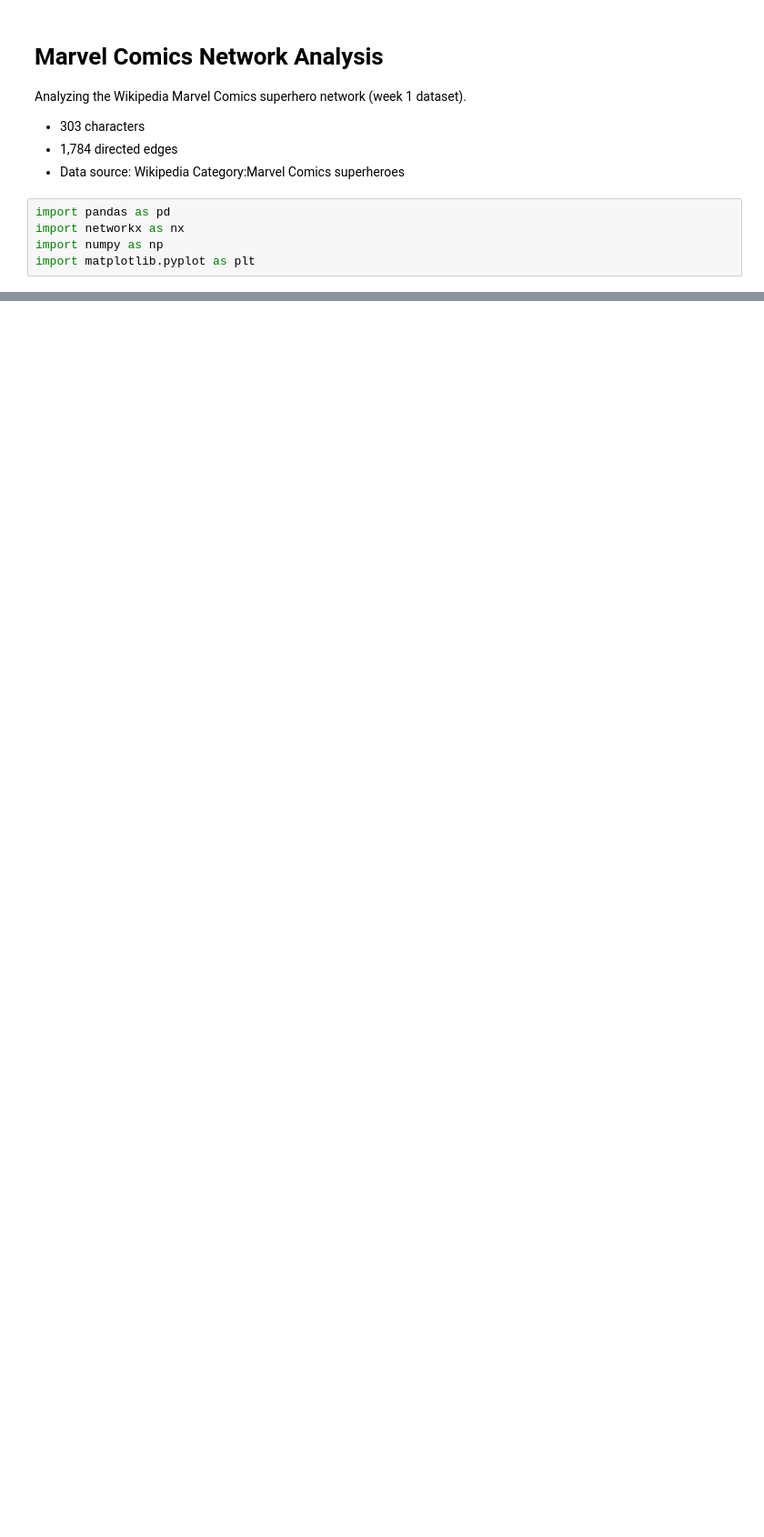
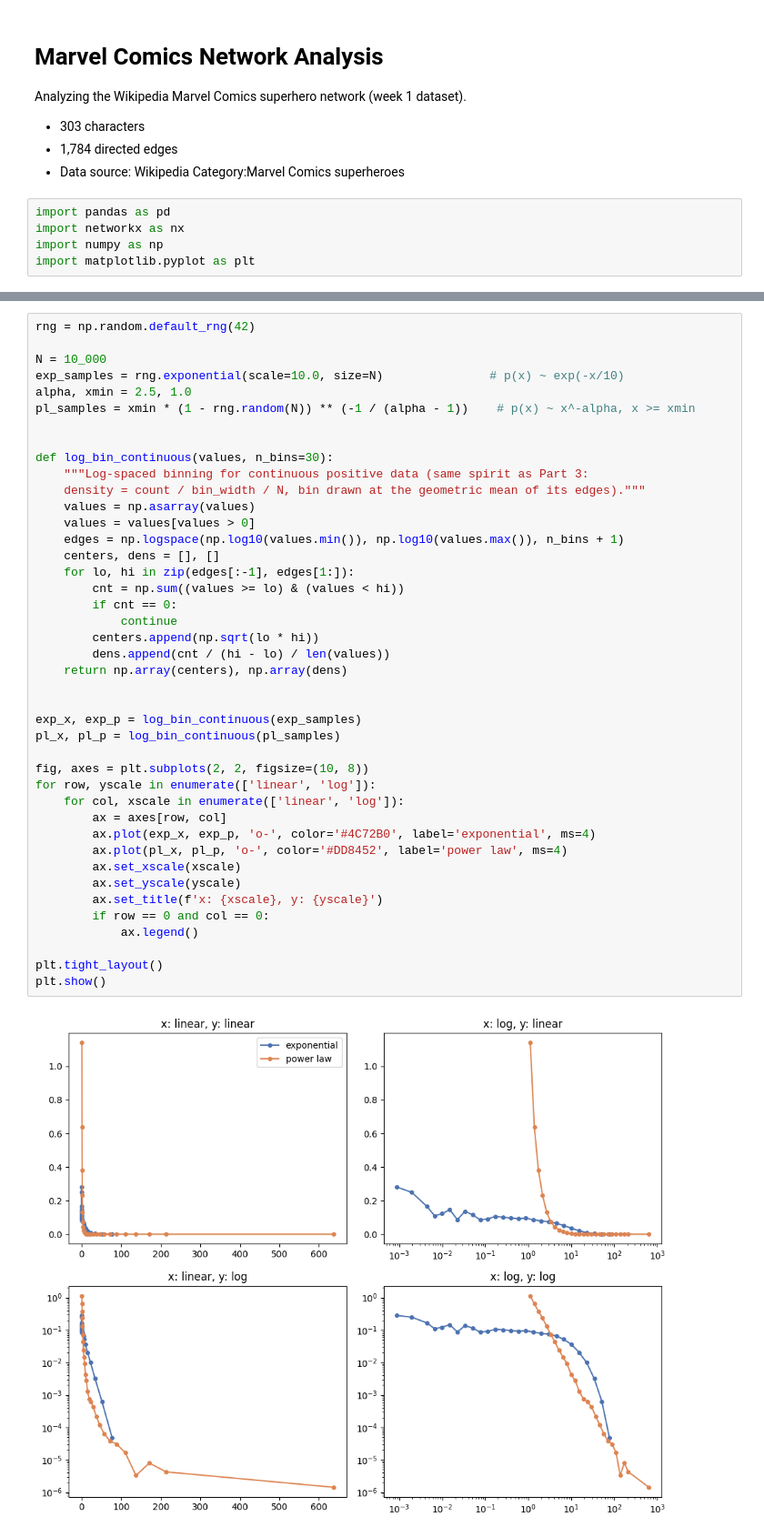
Before and after one commit to kaykay-ng/legendary-sniffle, a Jupyter notebook: notebooks/analysis.ipynb, the cells around one changed output, grey strips where cells are left out. Shown at 91% size. Cells and saved outputs as stored; diff of their text form; blank space fills up the shorter version.

```diff
--- a/notebooks/analysis.ipynb
+++ b/notebooks/analysis.ipynb
@@ -68,0 +289,44 @@ print(f"Exported graph to network.json")
+# %%
+rng = np.random.default_rng(42)
+
+N = 10_000
+exp_samples = rng.exponential(scale=10.0, size=N)               # p(x) ~ exp(-x/10)
+alpha, xmin = 2.5, 1.0
+pl_samples = xmin * (1 - rng.random(N)) ** (-1 / (alpha - 1))    # p(x) ~ x^-alpha, x >= xmin
+
+
+def log_bin_continuous(values, n_bins=30):
+    """Log-spaced binning for continuous positive data (same spirit as Part 3:
+    density = count / bin_width / N, bin drawn at the geometric mean of its edges)."""
+    values = np.asarray(values)
+    values = values[values > 0]
+    edges = np.logspace(np.log10(values.min()), np.log10(values.max()), n_bins + 1)
+    centers, dens = [], []
+    for lo, hi in zip(edges[:-1], edges[1:]):
+        cnt = np.sum((values >= lo) & (values < hi))
+        if cnt == 0:
+            continue
+        centers.append(np.sqrt(lo * hi))
+        dens.append(cnt / (hi - lo) / len(values))
+    return np.array(centers), np.array(dens)
+
+
+exp_x, exp_p = log_bin_continuous(exp_samples)
+pl_x, pl_p = log_bin_continuous(pl_samples)
+
+fig, axes = plt.subplots(2, 2, figsize=(10, 8))
+for row, yscale in enumerate(['linear', 'log']):
+    for col, xscale in enumerate(['linear', 'log']):
+        ax = axes[row, col]
+        ax.plot(exp_x, exp_p, 'o-', color='#4C72B0', label='exponential', ms=4)
+        ax.plot(pl_x, pl_p, 'o-', color='#DD8452', label='power law', ms=4)
+        ax.set_xscale(xscale)
+        ax.set_yscale(yscale)
+        ax.set_title(f'x: {xscale}, y: {yscale}')
+        if row == 0 and col == 0:
+            ax.legend()
+
+plt.tight_layout()
+plt.show()
+# %% [output]
+[figure, added]
```
Also changed, not shown: parts of 20 cells of this notebook, 10 other files.
